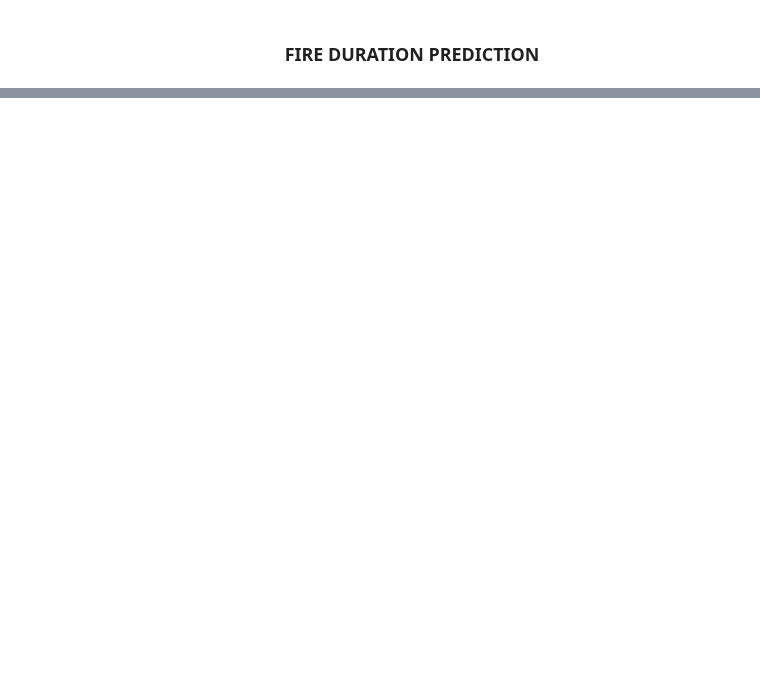
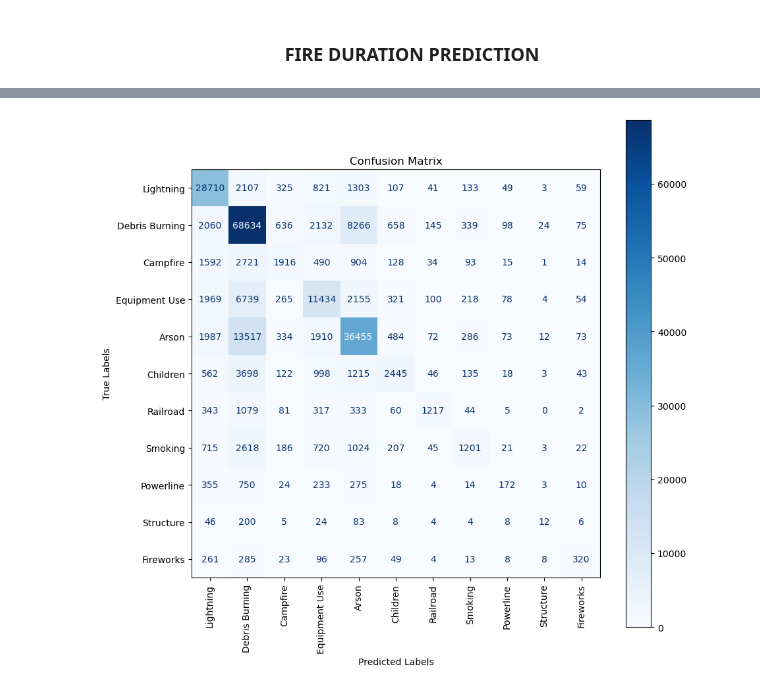
Before and after one commit to Sandeep8021/Wild-Fire-Prediction, a Jupyter notebook: updated_wildfire.ipynb, the cells around one changed output, grey strips where cells are left out. Saved outputs shown, nothing was run; the diff lists cells and outputs as text; code cells hidden in the pictures; blank space fills up the shorter version.

```diff
--- a/updated_wildfire.ipynb
+++ b/updated_wildfire.ipynb
@@ -1694,0 +2011,9 @@ RANDOM FOREST RMSE: 97.18723136731926
+# %%
+from sklearn.ensemble import RandomForestClassifier
+rf_cls_pipeline = Pipeline(steps=[
+    ('preprocessor', preprocessor),
+    ('classifier', RandomForestClassifier(n_estimators=10))
+])
+
+# Fitting the model
+rf_cls_pipeline.fit(X_train, y_train)
@@ -1694,0 +2035,23 @@ RANDOM FOREST RMSE: 97.18723136731926
+# %%
+from sklearn.metrics import confusion_matrix, ConfusionMatrixDisplay
+import matplotlib.pyplot as plt
+
+y_pred = rf_cls_pipeline.predict(X_test)
+
+cm = confusion_matrix(y_test, y_pred)
+
+inverse_mapping_dict = {v: k for k, v in mapping_dict.items()}
+
+labels = [inverse_mapping_dict[i] for i in range(len(inverse_mapping_dict))]
+
+
+fig, ax = plt.subplots(figsize=(10, 10))
+ConfusionMatrixDisplay(confusion_matrix=cm, display_labels=labels).plot(values_format='d', cmap='Blues', ax=ax)
+
+ax.set_title('Confusion Matrix')
+ax.set_xlabel('Predicted Labels')
+ax.set_ylabel('True Labels')
+ax.set_xticklabels(labels, rotation=90)
+plt.show()
+# %% [output]
+[figure, added]
```
Also changed, not shown: parts of 71 cells of this notebook.
